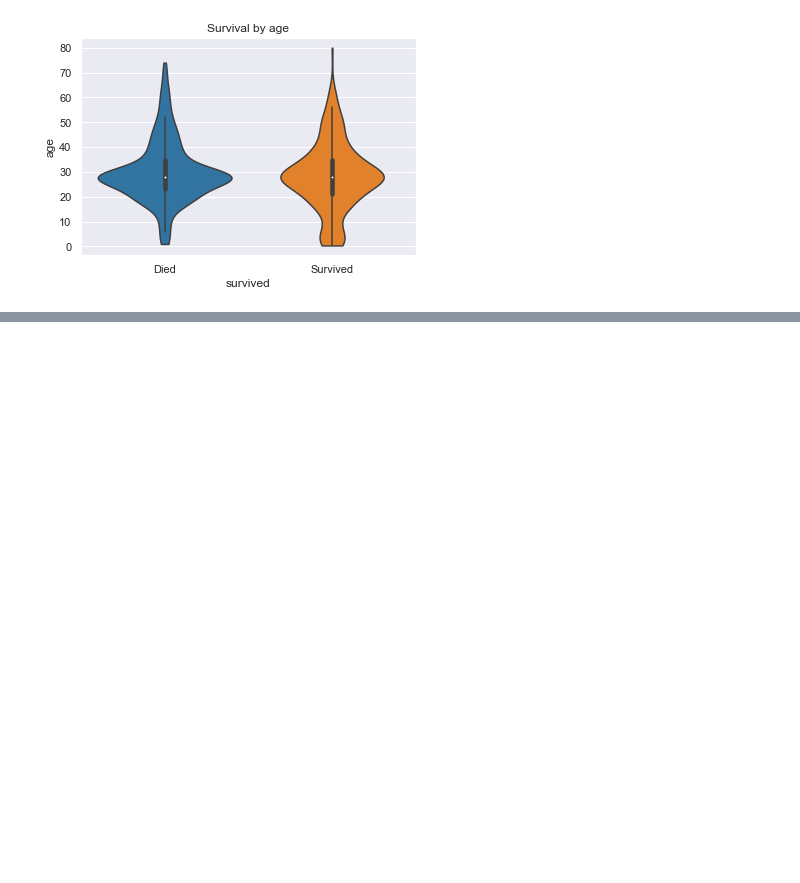
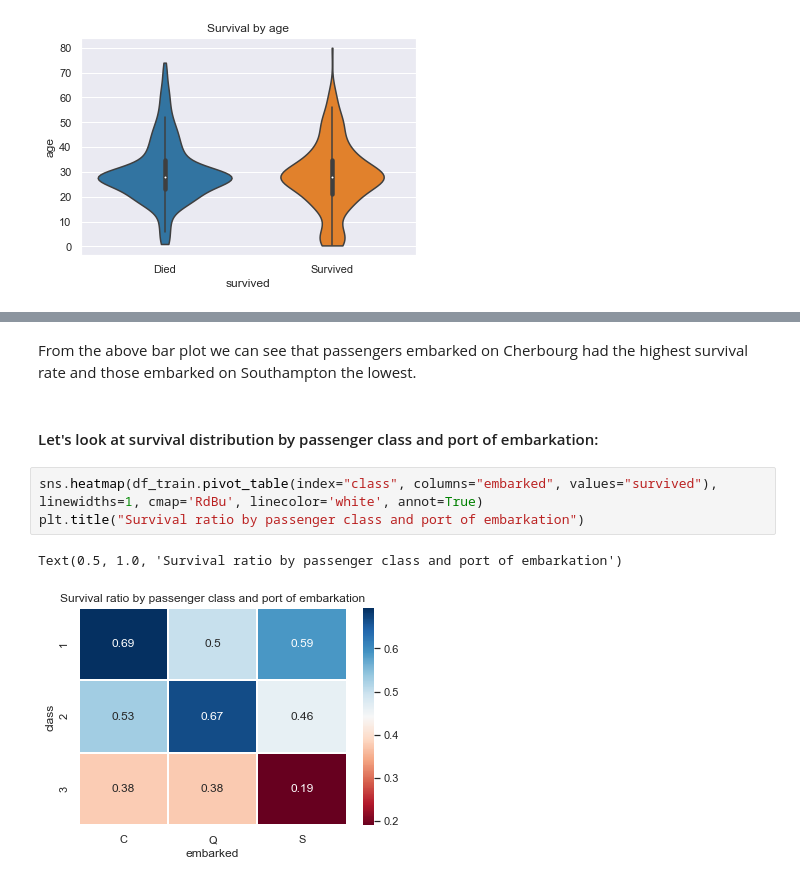
Before and after one commit to golecalicja/titanic-survivor-prediction, a Jupyter notebook: Titanic Survivor Prediction.ipynb, the cells around one changed output, grey strips where cells are left out. Saved outputs shown, nothing was run; the diff lists cells and outputs as text; blank space fills up the shorter version.

```diff
--- a/Titanic Survivor Prediction.ipynb
+++ b/Titanic Survivor Prediction.ipynb
@@ -452,0 +344,10 @@ Female passengers who had lower number of siblings/spouses (0, 1 or 2) had the h
+# %% [markdown]
+From the above bar plot we can see that passengers embarked on Cherbourg had the highest survival rate and those embarked on Southampton the lowest.
+# %% [markdown]
+#### Let's look at survival distribution by passenger class and port of embarkation:
+# %%
+sns.heatmap(df_train.pivot_table(index="class", columns="embarked", values="survived"),  linewidths=1, cmap='RdBu', linecolor='white', annot=True)
+plt.title("Survival ratio by passenger class and port of embarkation")
+# %% [output]
+Text(0.5, 1.0, 'Survival ratio by passenger class and port of embarkation')
+[figure, added]
```
Also changed, not shown: parts of 99 cells of this notebook.
